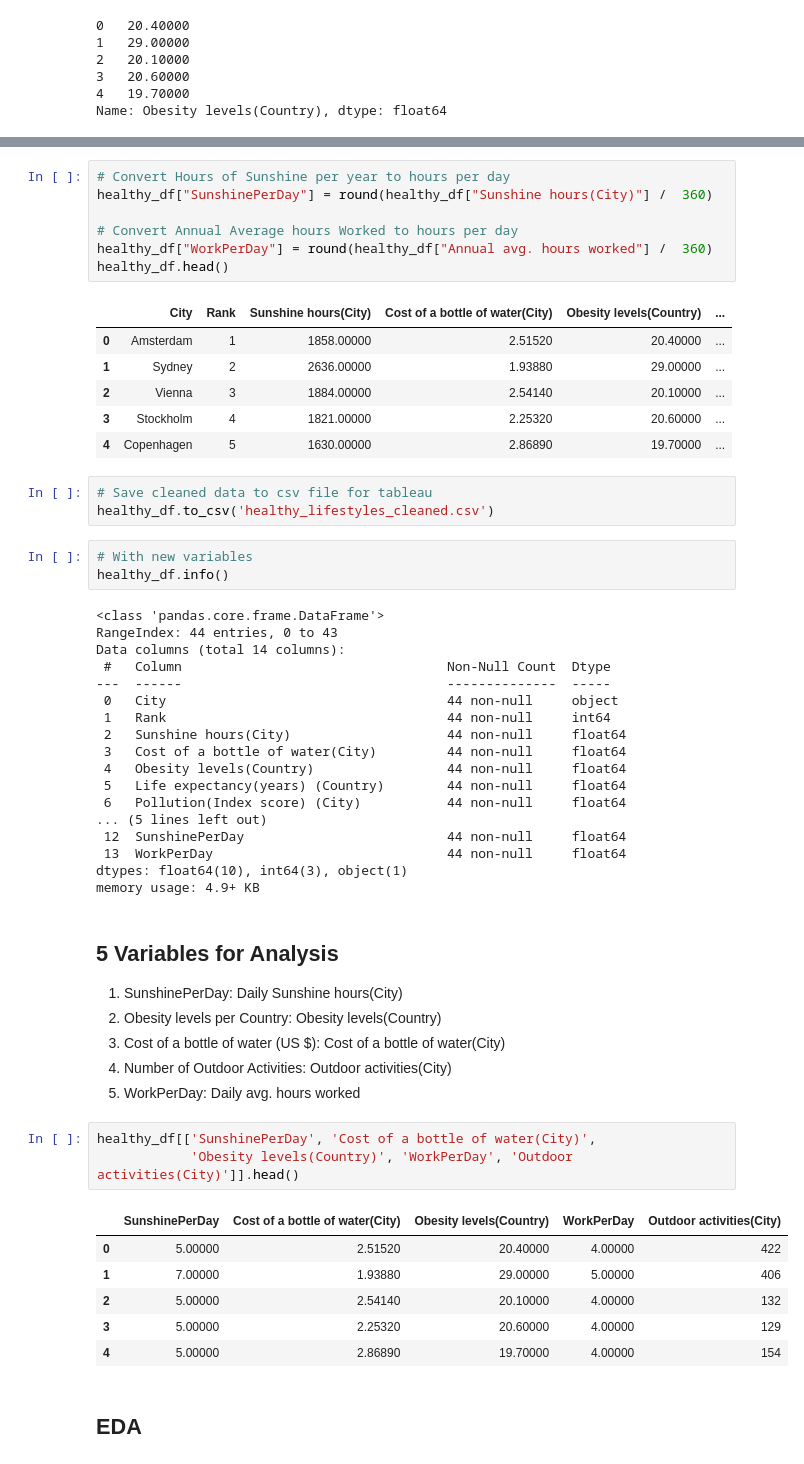
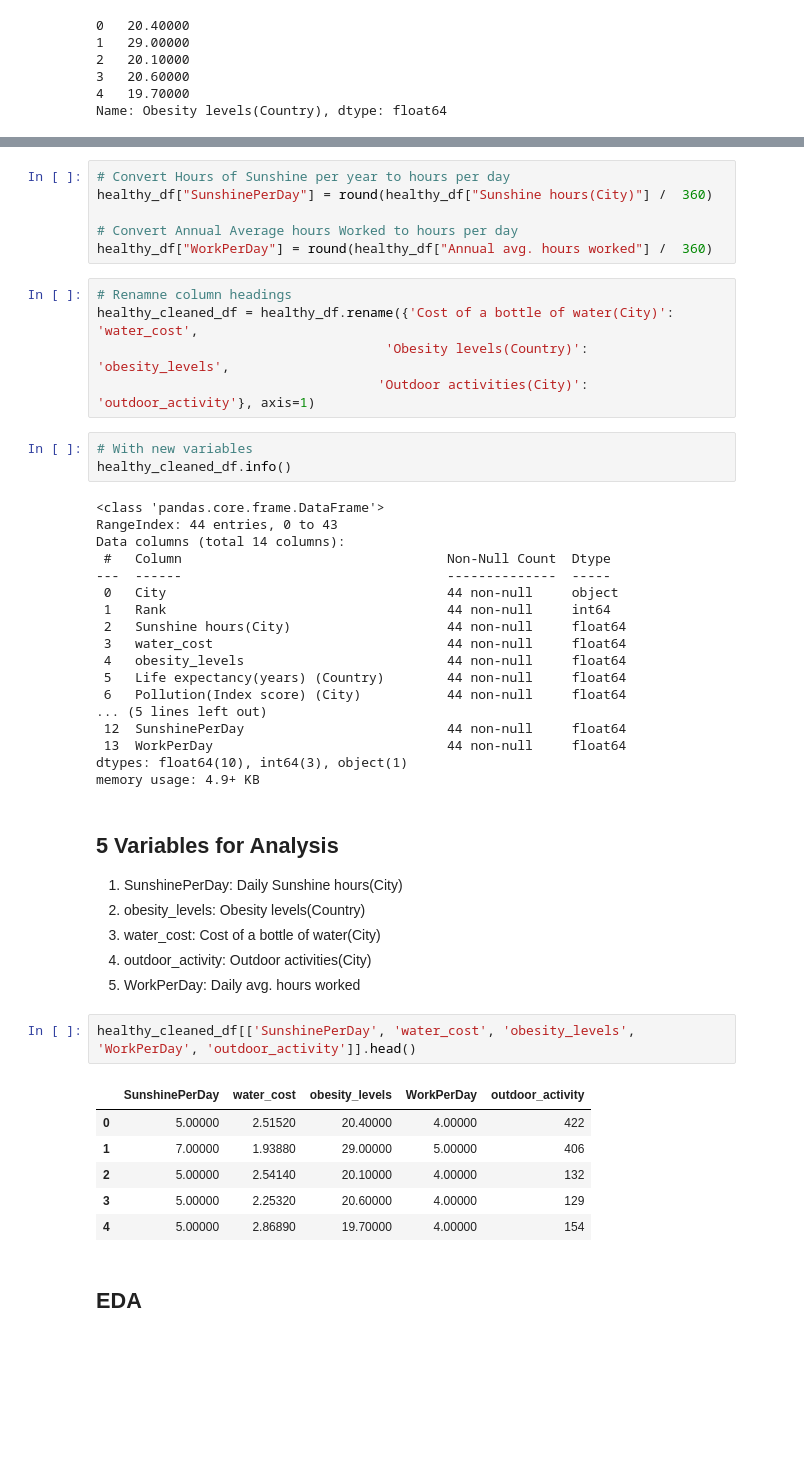
Before and after one commit to catie-williams/bu-dsc, a Jupyter notebook: DSC530/Healthiest City/Healthiest City - CableKimberly.ipynb, the cells around one changed output, grey strips where cells are left out. Cells and saved outputs as stored; diff of their text form; blank space fills up the shorter version.

```diff
--- a/DSC530/Healthiest City/Healthiest City - CableKimberly.ipynb
+++ b/DSC530/Healthiest City/Healthiest City - CableKimberly.ipynb
@@ -130,20 +121,14 @@ healthy_df["SunshinePerDay"] = round(healthy_df["Sunshine hours(City)"] /  360)
 
 # Convert Annual Average hours Worked to hours per day
 healthy_df["WorkPerDay"] = round(healthy_df["Annual avg. hours worked"] /  360)
-healthy_df.head()
-# %% [output]
-|  | City | Rank | Sunshine hours(City) | Cost of a bottle of water(City) | Obesity levels(Country) | ... |
-| 0 | Amsterdam | 1 | 1858.00000 | 2.51520 | 20.40000 | ... |
-| 1 | Sydney | 2 | 2636.00000 | 1.93880 | 29.00000 | ... |
-| 2 | Vienna | 3 | 1884.00000 | 2.54140 | 20.10000 | ... |
-| 3 | Stockholm | 4 | 1821.00000 | 2.25320 | 20.60000 | ... |
-| 4 | Copenhagen | 5 | 1630.00000 | 2.86890 | 19.70000 | ... |
-# %%
-# Save cleaned data to csv file for tableau
-healthy_df.to_csv('healthy_lifestyles_cleaned.csv')
+# %%
+# Renamne column headings
+healthy_cleaned_df = healthy_df.rename({'Cost of a bottle of water(City)': 'water_cost',
+                                     'Obesity levels(Country)': 'obesity_levels',
+                                    'Outdoor activities(City)': 'outdoor_activity'}, axis=1)
 # %%
 # With new variables
-healthy_df.info()
+healthy_cleaned_df.info()
 # %% [output]
 <class 'pandas.core.frame.DataFrame'>
 RangeIndex: 44 entries, 0 to 43
@@ -153,8 +138,8 @@ Data columns (total 14 columns):
  0   City                                    44 non-null     object
  1   Rank                                    44 non-null     int64
  2   Sunshine hours(City)                    44 non-null     float64
- 3   Cost of a bottle of water(City)         44 non-null     float64
- 4   Obesity levels(Country)                 44 non-null     float64
+ 3   water_cost                              44 non-null     float64
+ 4   obesity_levels                          44 non-null     float64
  5   Life expectancy(years) (Country)        44 non-null     float64
  6   Pollution(Index score) (City)           44 non-null     float64
 ... (5 lines left out)
@@ -166,15 +151,14 @@ memory usage: 4.9+ KB
 ## 5 Variables for Analysis
 
 1. SunshinePerDay: Daily Sunshine hours(City)
-2. Obesity levels per Country: Obesity levels(Country)
-3. Cost of a bottle of water (US $): Cost of a bottle of water(City)
-4. Number of Outdoor Activities: Outdoor activities(City)
+2. obesity_levels: Obesity levels(Country)
+3. water_cost: Cost of a bottle of water(City)
+4. outdoor_activity: Outdoor activities(City)
 5. WorkPerDay: Daily avg. hours worked
 # %%
-healthy_df[['SunshinePerDay', 'Cost of a bottle of water(City)',
-            'Obesity levels(Country)', 'WorkPerDay', 'Outdoor activities(City)']].head()
+healthy_cleaned_df[['SunshinePerDay', 'water_cost', 'obesity_levels', 'WorkPerDay', 'outdoor_activity']].head()
 # %% [output]
-|  | SunshinePerDay | Cost of a bottle of water(City) | Obesity levels(Country) | WorkPerDay | Outdoor activities(City) |
+|  | SunshinePerDay | water_cost | obesity_levels | WorkPerDay | outdoor_activity |
 | 0 | 5.00000 | 2.51520 | 20.40000 | 4.00000 | 422 |
 | 1 | 7.00000 | 1.93880 | 29.00000 | 5.00000 | 406 |
 | 2 | 5.00000 | 2.54140 | 20.10000 | 4.00000 | 132 |
```
Also changed, not shown: parts of 51 cells of this notebook, 8 other files.
